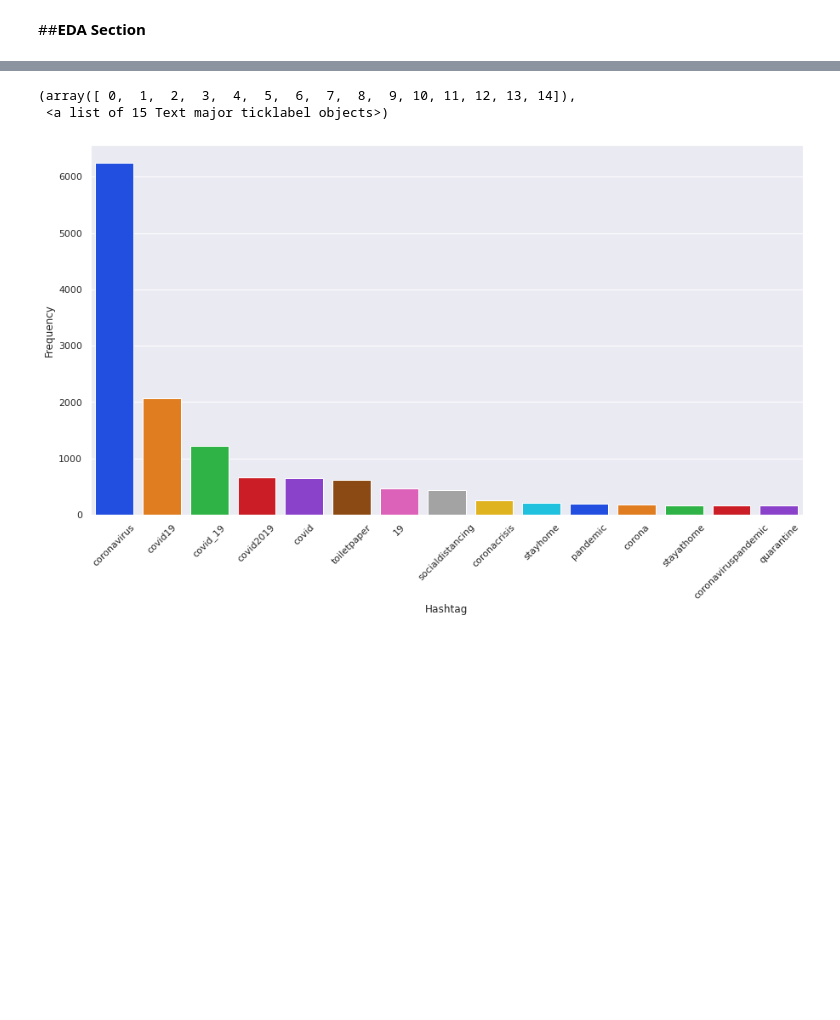
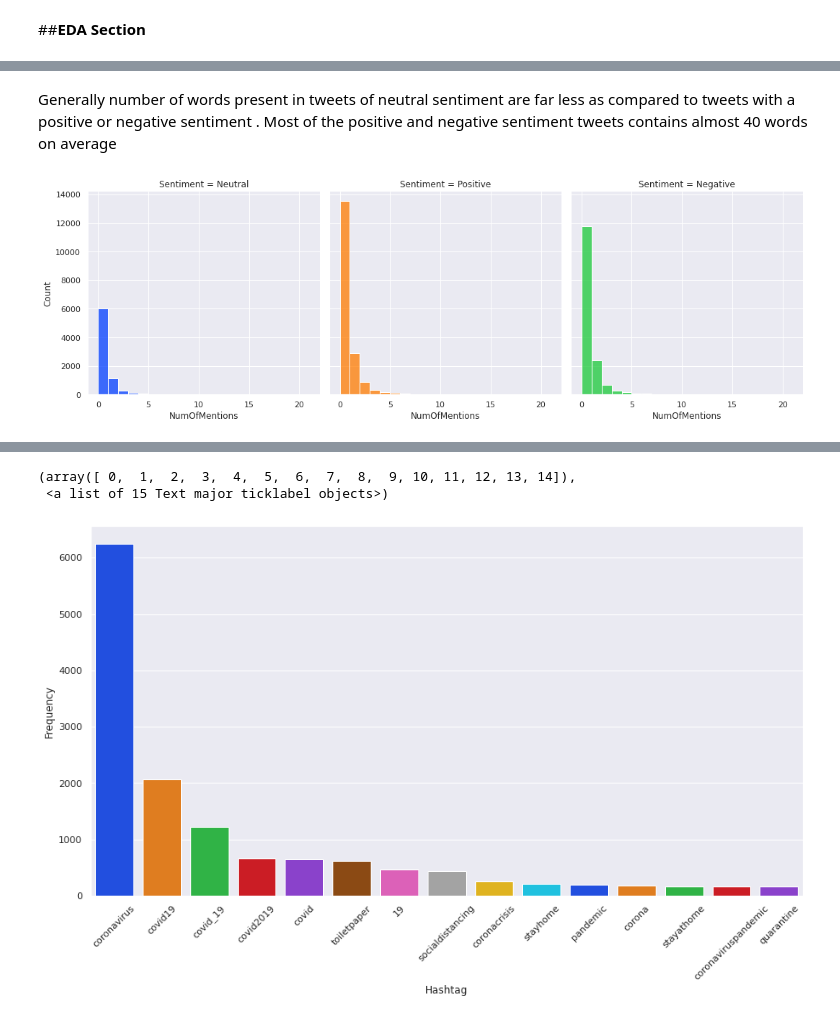
Before and after one commit to Yash1289/CoronaVirus_Tweet_Sentiment, a Jupyter notebook: Coronavirus_Tweet_Sentiment_Analysis_Capstone_Project.ipynb, the cells around one changed output, grey strips where cells are left out. Drawn from its saved outputs; the diff is of its cells as text; code cells hidden in the pictures; blank space fills up the shorter version.

```diff
--- a/Coronavirus_Tweet_Sentiment_Analysis_Capstone_Project.ipynb
+++ b/Coronavirus_Tweet_Sentiment_Analysis_Capstone_Project.ipynb
@@ -530,0 +522,9 @@ plt.xticks(rotation=45)
+# %% [markdown]
+Generally number of words present in tweets of neutral sentiment are far less as compared to tweets with a positive or negative sentiment . Most of the positive and negative sentiment tweets contains almost 40 words on average
+# %%
+#Creating a new column named "NumOfMentions" to store the number of mentions in each tweet
+corona_eda_df["NumOfMentions"] = corona_eda_df["OriginalTweet"].apply(lambda tweet : len(re.findall(r'@[^\s]+', tweet)))
+
+show_dist(corona_eda_df, "NumOfMentions")
+# %% [output]
+[figure, added]
```
Also changed, not shown: parts of 278 cells of this notebook.
